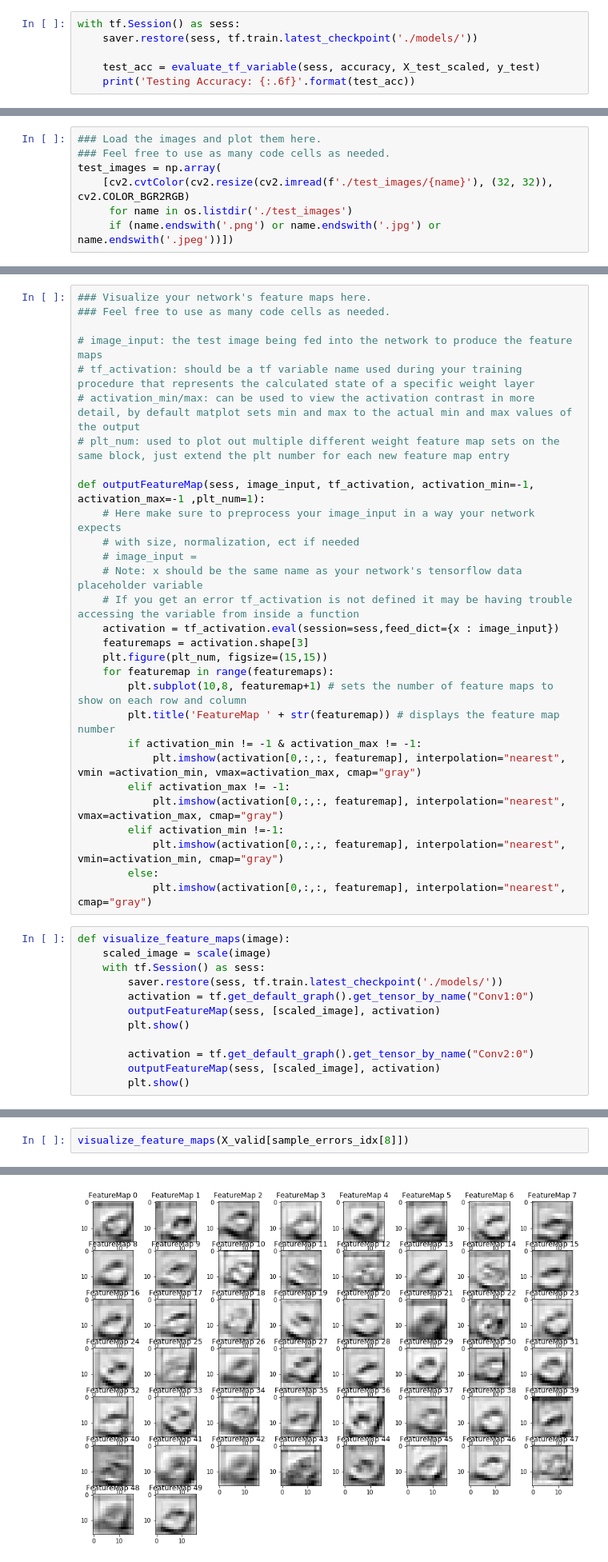
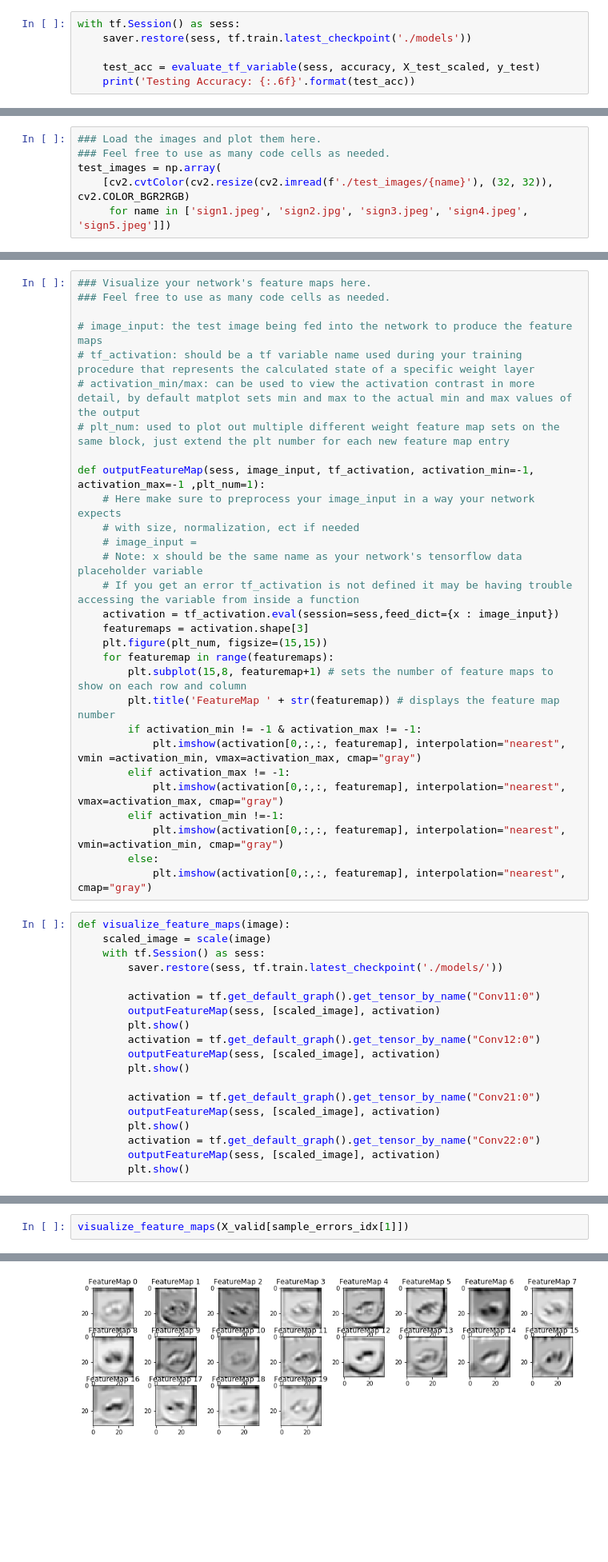
Before and after one commit to koulakis/CarND-Traffic-Sign-Classifier-Project, a Jupyter notebook: Traffic_Sign_Classifier.ipynb, the cells around one changed output, grey strips where cells are left out. Shown at 80% size. Cells and saved outputs as stored; diff of their text form; blank space fills up the shorter version.

```diff
--- a/Traffic_Sign_Classifier.ipynb
+++ b/Traffic_Sign_Classifier.ipynb
@@ -361,6 +397,6 @@ Wall time: 3min
 # %%
 with tf.Session() as sess:
-    saver.restore(sess, tf.train.latest_checkpoint('./models/'))
+    saver.restore(sess, tf.train.latest_checkpoint('./models'))
 
     test_acc = evaluate_tf_variable(sess, accuracy, X_test_scaled, y_test)
     print('Testing Accuracy: {:.6f}'.format(test_acc))
@@ -382,5 +418,4 @@ You may find `signnames.csv` useful as it contains mappings from the class id (i
 ### Feel free to use as many code cells as needed.
 test_images = np.array(
     [cv2.cvtColor(cv2.resize(cv2.imread(f'./test_images/{name}'), (32, 32)), cv2.COLOR_BGR2RGB)
-     for name in os.listdir('./test_images')
-     if (name.endswith('.png') or name.endswith('.jpg') or name.endswith('.jpeg'))])
+     for name in ['sign1.jpeg', 'sign2.jpg', 'sign3.jpeg', 'sign4.jpeg', 'sign5.jpeg']])
@@ -547,7 +584,7 @@ def outputFeatureMap(sess, image_input, tf_activation, activation_min=-1, activa
     featuremaps = activation.shape[3]
     plt.figure(plt_num, figsize=(15,15))
     for featuremap in range(featuremaps):
-        plt.subplot(10,8, featuremap+1) # sets the number of feature maps to show on each row and column
+        plt.subplot(15,8, featuremap+1) # sets the number of feature maps to show on each row and column
         plt.title('FeatureMap ' + str(featuremap)) # displays the feature map number
         if activation_min != -1 & activation_max != -1:
             plt.imshow(activation[0,:,:, featuremap], interpolation="nearest", vmin =activation_min, vmax=activation_max, cmap="gray")
@@ -562,13 +599,20 @@ def visualize_feature_maps(image):
     scaled_image = scale(image)
     with tf.Session() as sess:
         saver.restore(sess, tf.train.latest_checkpoint('./models/'))
-        activation = tf.get_default_graph().get_tensor_by_name("Conv1:0")
+
+        activation = tf.get_default_graph().get_tensor_by_name("Conv11:0")
+        outputFeatureMap(sess, [scaled_image], activation)
+        plt.show()
+        activation = tf.get_default_graph().get_tensor_by_name("Conv12:0")
         outputFeatureMap(sess, [scaled_image], activation)
         plt.show()
 
-        activation = tf.get_default_graph().get_tensor_by_name("Conv2:0")
+        activation = tf.get_default_graph().get_tensor_by_name("Conv21:0")
         outputFeatureMap(sess, [scaled_image], activation)
         plt.show()
+        activation = tf.get_default_graph().get_tensor_by_name("Conv22:0")
+        outputFeatureMap(sess, [scaled_image], activation)
+        plt.show()
 # %%
 visualize_feature_maps(test_images[2])
 # %% [output]
@@ -610,3 +658,3 @@ plot_n_images_per_row(
 # %%
-visualize_feature_maps(X_valid[sample_errors_idx[8]])
+visualize_feature_maps(X_valid[sample_errors_idx[1]])
 # %% [output]
@@ -615 +663 @@ INFO:tensorflow:Restoring parameters from ./models/lenet
-[figure, old version]
+[figure, new version]
```
Also changed, not shown: parts of 25 cells of this notebook, 1 other file.
